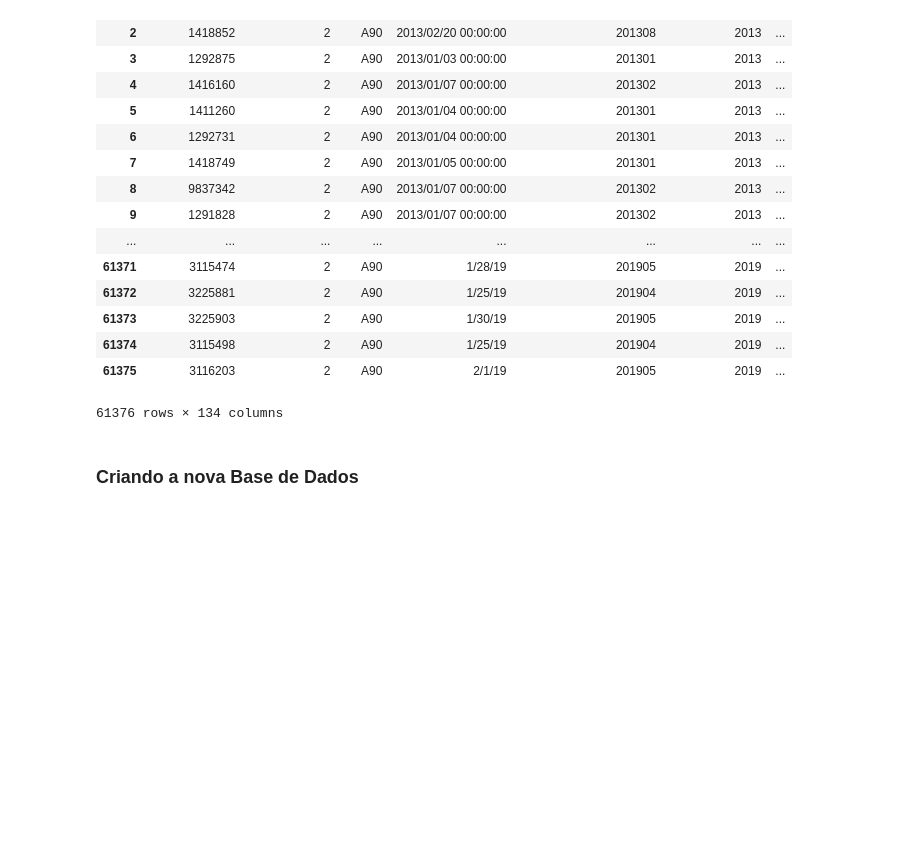
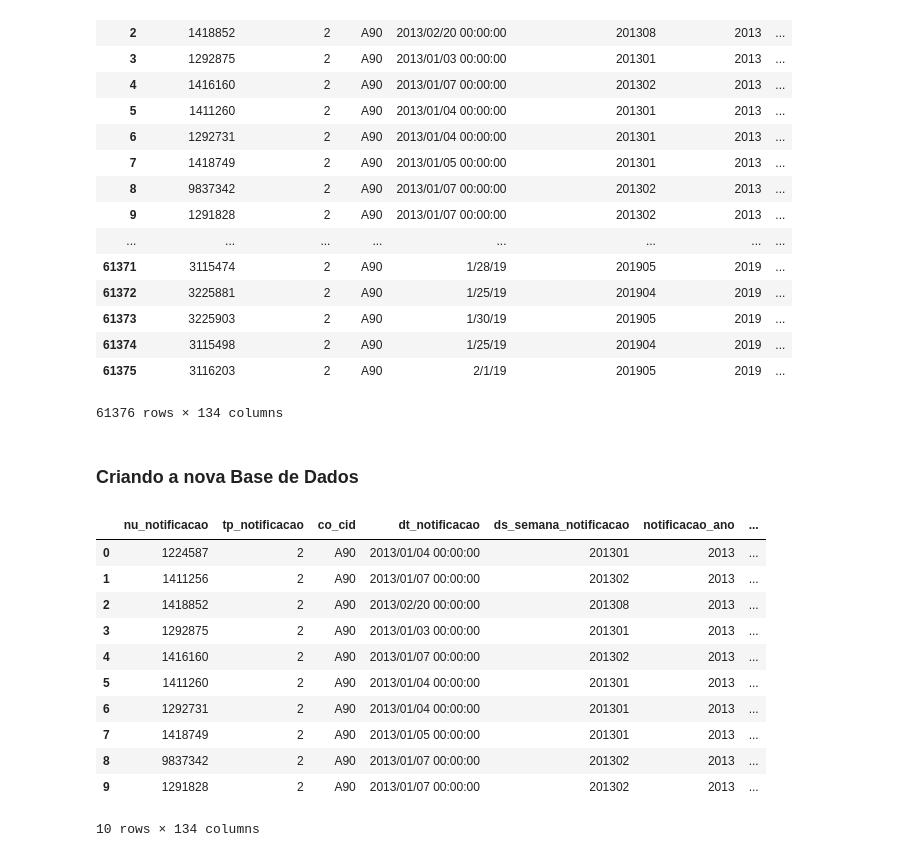
Before and after one commit to Jcss3/Analise-de-Dados---Dengue, a Jupyter notebook: Dados Dengue.ipynb, the cells around one changed output. Cells and saved outputs as stored; diff of their text form; code cells hidden in the pictures; blank space fills up the shorter version.

```diff
--- a/Dados Dengue.ipynb
+++ b/Dados Dengue.ipynb
@@ -130,3 +130,18 @@ Dados
 ### Criando a nova Base de Dados
 # %%
 Dados.to_csv('Dados_2013_2018.csv',index_label=False)
+# %%
+Dados[:10]
+# %% [output]
+|  | nu_notificacao | tp_notificacao | co_cid | dt_notificacao | ds_semana_notificacao | notificacao_ano | ... |
+| 0 | 1224587 | 2 | A90 | 2013/01/04 00:00:00 | 201301 | 2013 | ... |
+| 1 | 1411256 | 2 | A90 | 2013/01/07 00:00:00 | 201302 | 2013 | ... |
+| 2 | 1418852 | 2 | A90 | 2013/02/20 00:00:00 | 201308 | 2013 | ... |
+| 3 | 1292875 | 2 | A90 | 2013/01/03 00:00:00 | 201301 | 2013 | ... |
+| 4 | 1416160 | 2 | A90 | 2013/01/07 00:00:00 | 201302 | 2013 | ... |
+| 5 | 1411260 | 2 | A90 | 2013/01/04 00:00:00 | 201301 | 2013 | ... |
+| 6 | 1292731 | 2 | A90 | 2013/01/04 00:00:00 | 201301 | 2013 | ... |
+| 7 | 1418749 | 2 | A90 | 2013/01/05 00:00:00 | 201301 | 2013 | ... |
+| 8 | 9837342 | 2 | A90 | 2013/01/07 00:00:00 | 201302 | 2013 | ... |
+| 9 | 1291828 | 2 | A90 | 2013/01/07 00:00:00 | 201302 | 2013 | ... |
+10 rows × 134 columns
```
Also changed, not shown: 2 other files.
